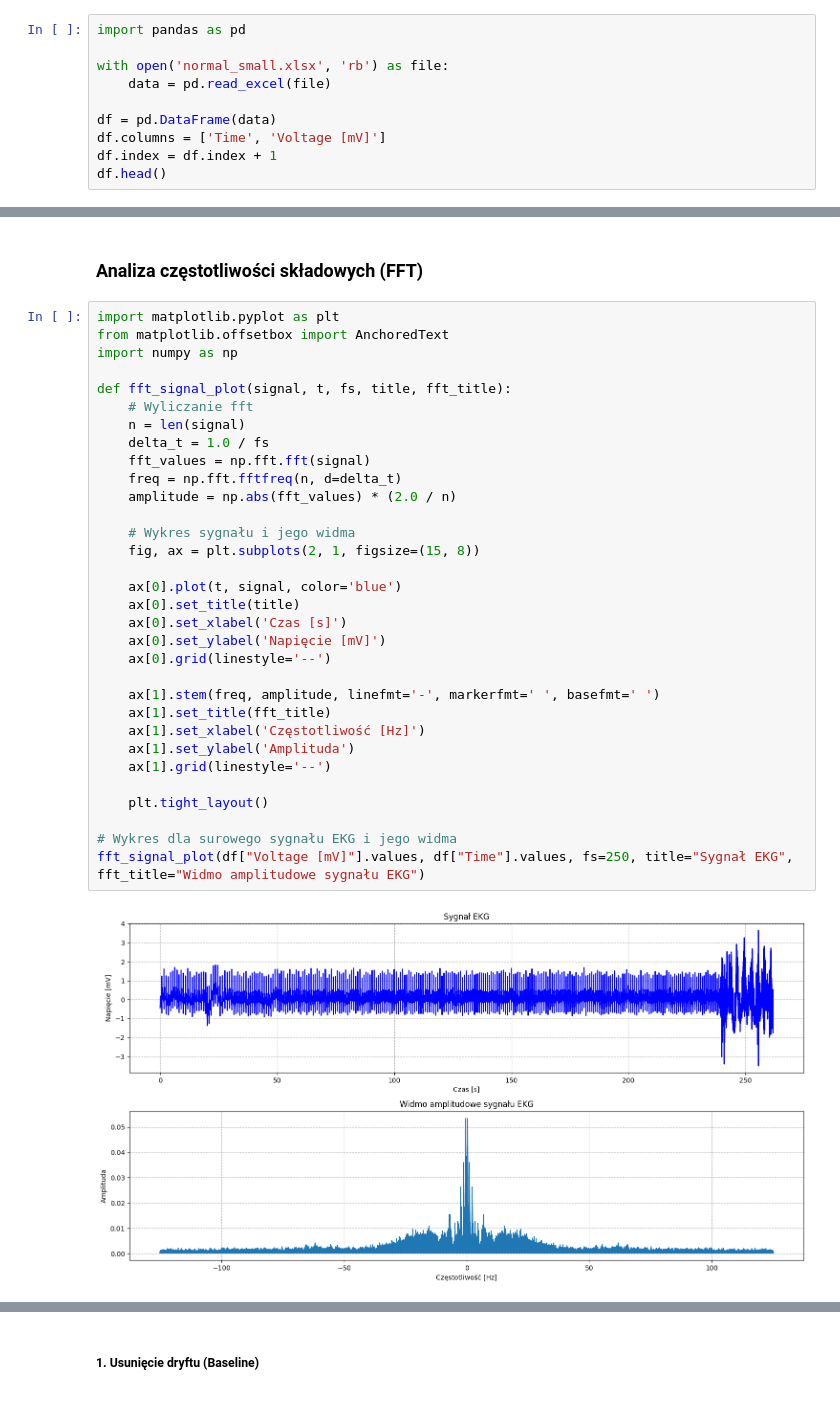
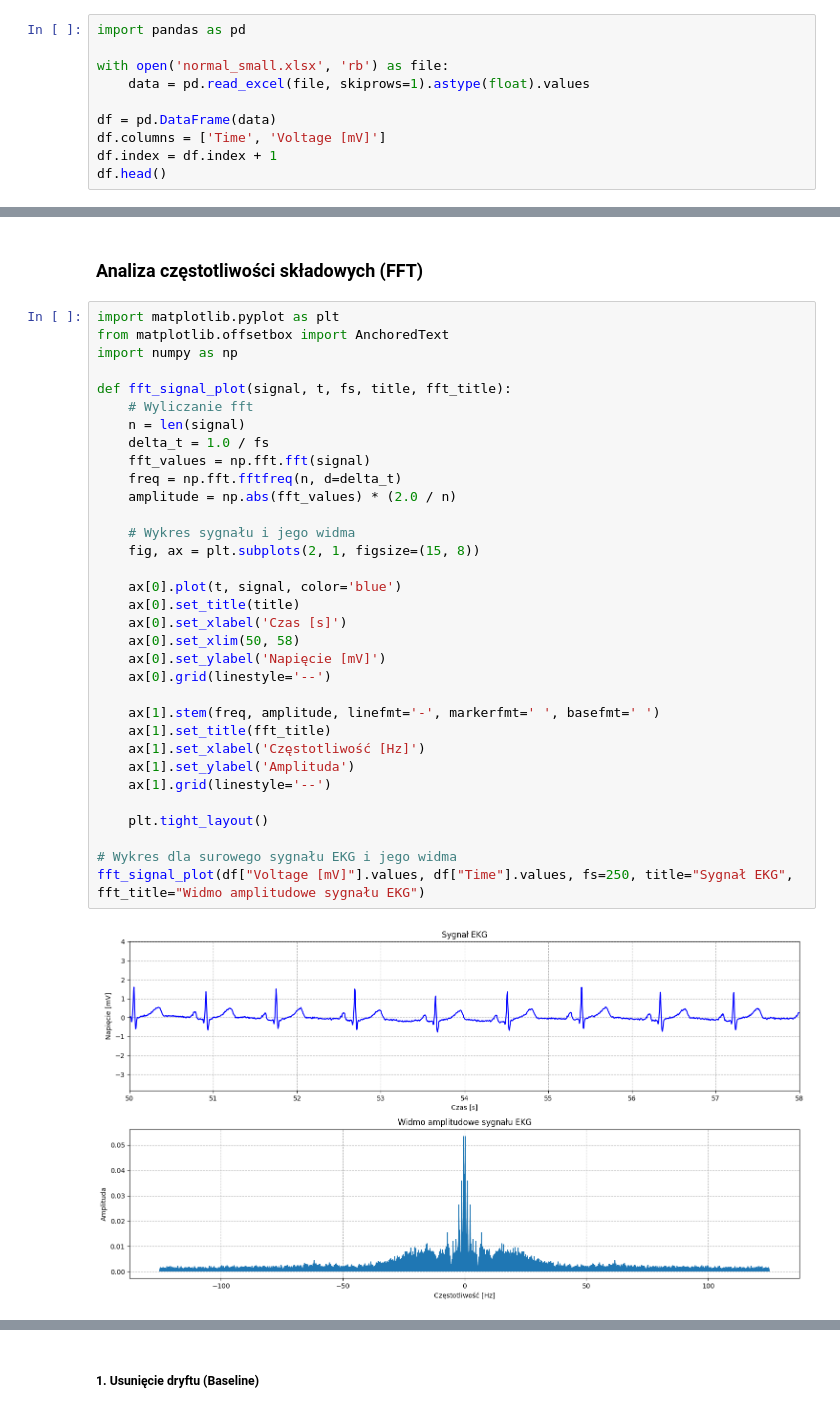
Before and after one commit to ImJaca/ECG_analysis, a Jupyter notebook: Ecg.ipynb, the cells around one changed output, grey strips where cells are left out. Saved outputs shown, nothing was run; the diff lists cells and outputs as text.

```diff
--- a/Ecg.ipynb
+++ b/Ecg.ipynb
@@ -7,7 +7,7 @@
 import pandas as pd
 
 with open('normal_small.xlsx', 'rb') as file:
-    data = pd.read_excel(file)
+    data = pd.read_excel(file, skiprows=1).astype(float).values
 
 df = pd.DataFrame(data)
 df.columns = ['Time', 'Voltage [mV]']
@@ -35,32 +35,33 @@ from matplotlib.offsetbox import AnchoredText
 import numpy as np
 
 def fft_signal_plot(signal, t, fs, title, fft_title):
     # Wyliczanie fft
     n = len(signal)
     delta_t = 1.0 / fs
     fft_values = np.fft.fft(signal)
     freq = np.fft.fftfreq(n, d=delta_t)
     amplitude = np.abs(fft_values) * (2.0 / n)
 
     # Wykres sygnału i jego widma
     fig, ax = plt.subplots(2, 1, figsize=(15, 8))
 
     ax[0].plot(t, signal, color='blue')
     ax[0].set_title(title)
     ax[0].set_xlabel('Czas [s]')
+    ax[0].set_xlim(50, 58)
     ax[0].set_ylabel('Napięcie [mV]')
     ax[0].grid(linestyle='--')
 
     ax[1].stem(freq, amplitude, linefmt='-', markerfmt=' ', basefmt=' ')
     ax[1].set_title(fft_title)
     ax[1].set_xlabel('Częstotliwość [Hz]')
     ax[1].set_ylabel('Amplituda')
     ax[1].grid(linestyle='--')
 
     plt.tight_layout()
 
 # Wykres dla surowego sygnału EKG i jego widma
 fft_signal_plot(df["Voltage [mV]"].values, df["Time"].values, fs=250, title="Sygnał EKG", fft_title="Widmo amplitudowe sygnału EKG")
 # %% [output]
-[figure, old version]
+[figure, new version]
 # %% [markdown]
```
Also changed, not shown: parts of 10 cells of this notebook.
